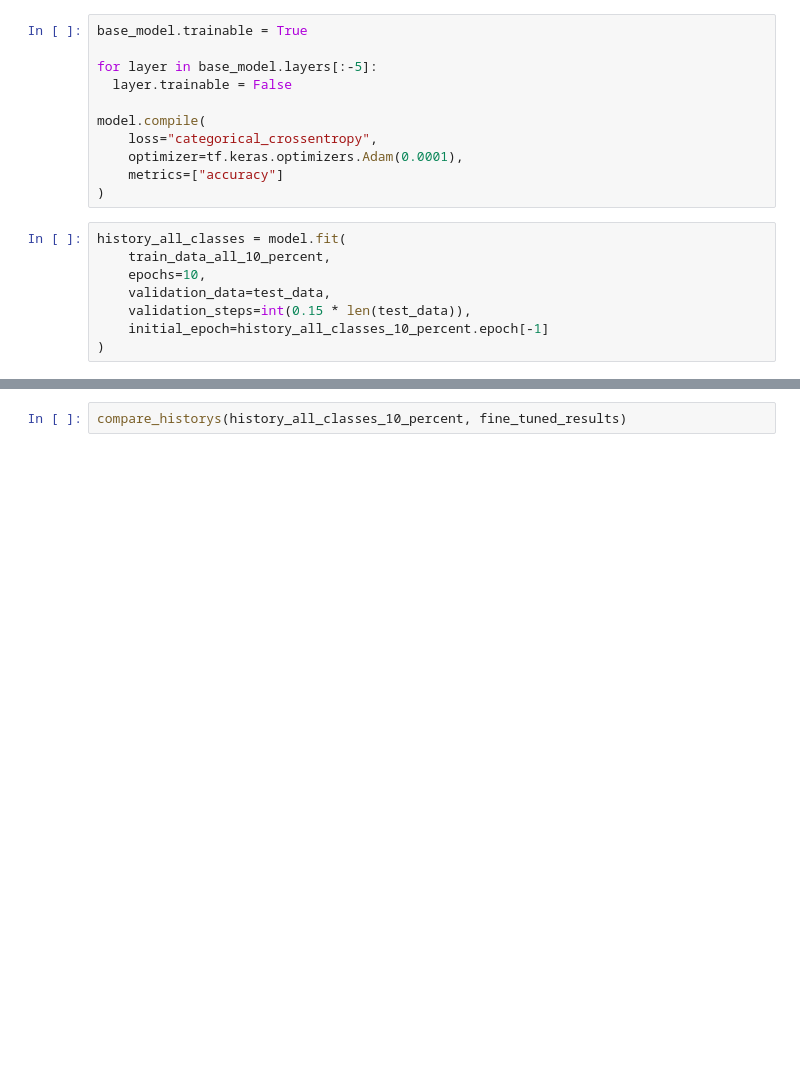
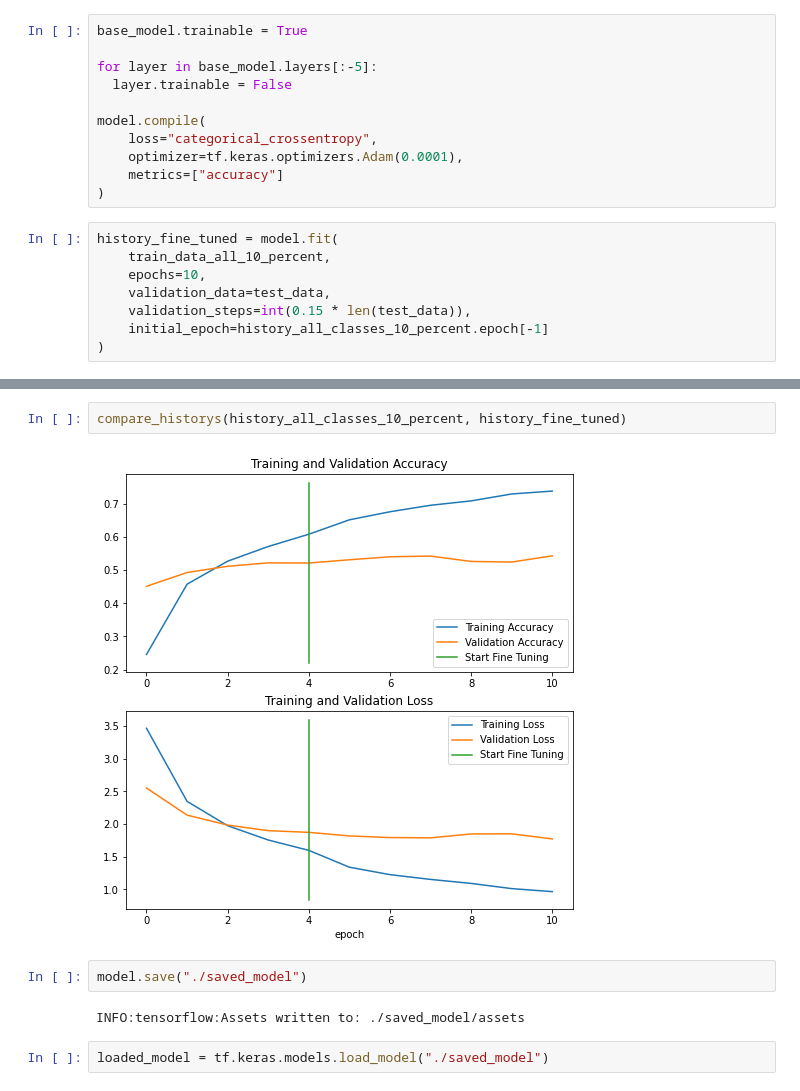
Before and after one commit to eman-kom/TensorFlow-Fundamentals, a Jupyter notebook: 06_scaling_up_transfer_learning.ipynb, the cells around one changed output, grey strips where cells are left out. Drawn from its saved outputs; the diff is of its cells as text; blank space fills up the shorter version.

```diff
--- a/06_scaling_up_transfer_learning.ipynb
+++ b/06_scaling_up_transfer_learning.ipynb
@@ -171,7 +176,7 @@ model.compile(
     metrics=["accuracy"]
 )
 # %%
-history_all_classes = model.fit(
+history_fine_tuned = model.fit(
     train_data_all_10_percent,
     epochs=10,
     validation_data=test_data,
@@ -190,2 +205,10 @@ fine_tuned_results
 # %%
-compare_historys(history_all_classes_10_percent, fine_tuned_results)
+compare_historys(history_all_classes_10_percent, history_fine_tuned)
+# %% [output]
+[figure, added]
+# %%
+model.save("./saved_model")
+# %% [output]
+INFO:tensorflow:Assets written to: ./saved_model/assets
+# %%
+loaded_model = tf.keras.models.load_model("./saved_model")
```
Also changed, not shown: parts of 29 cells of this notebook.
